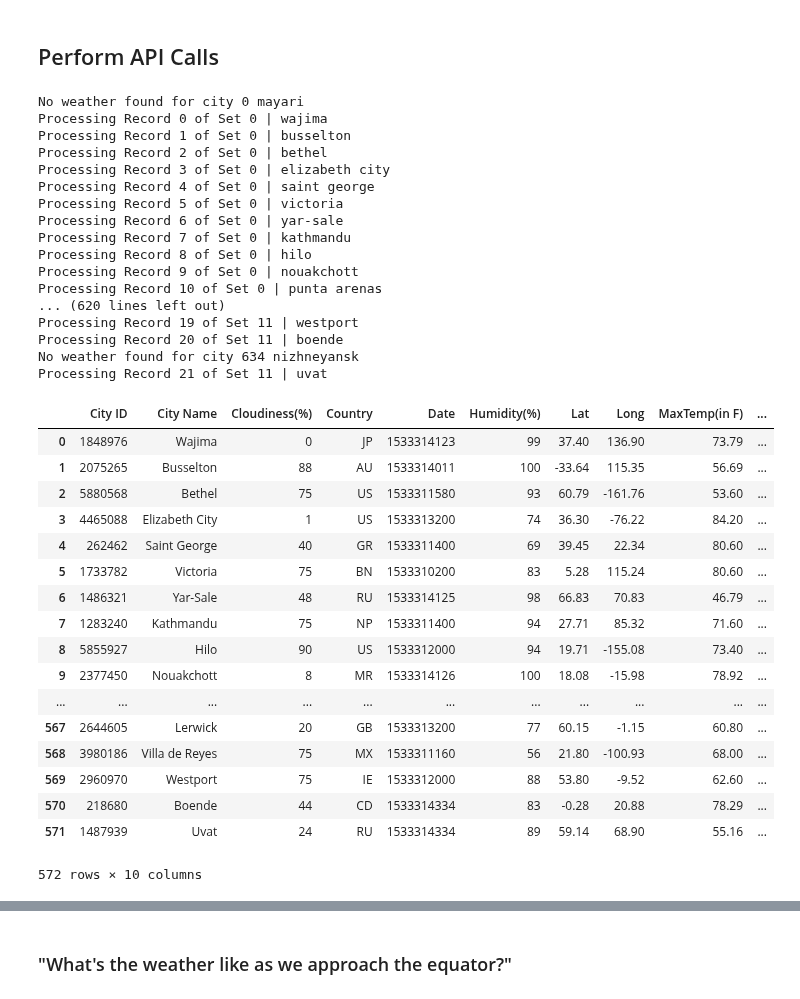
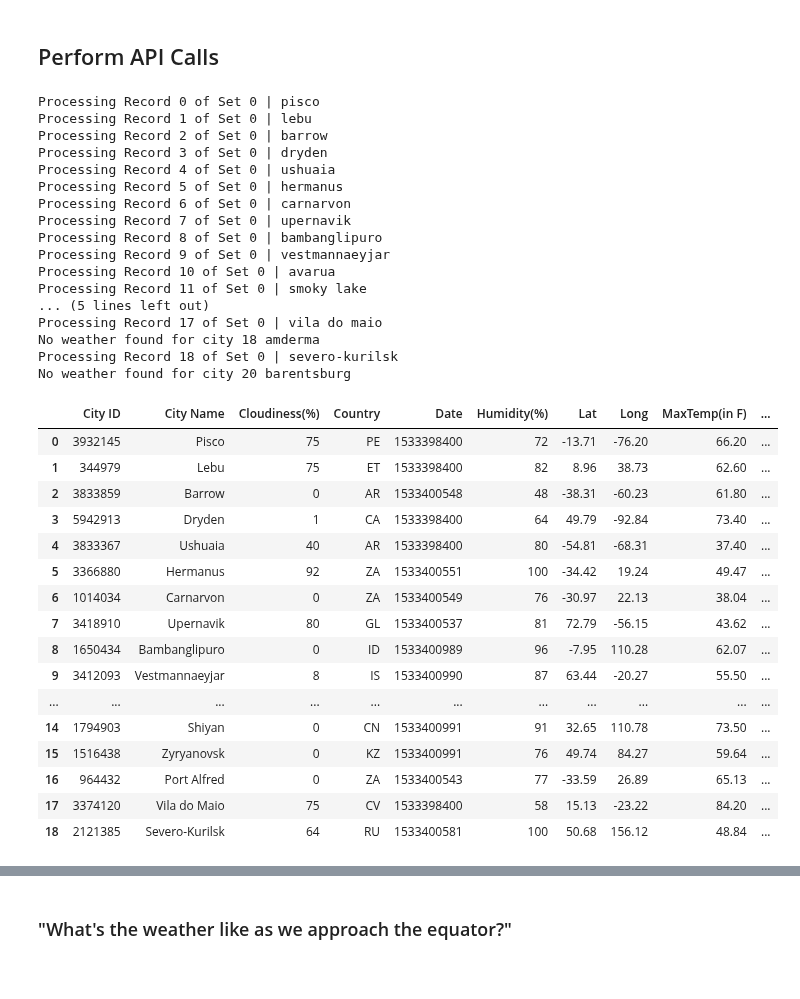
Before and after one commit to MadhukaraBS/BootCamp, a Jupyter notebook: 06-Python-APIs/Instructions/WeatherPy.ipynb, the cells around one changed output, grey strips where cells are left out. Drawn from its saved outputs; the diff is of its cells as text; code cells hidden in the pictures.

```diff
--- a/06-Python-APIs/Instructions/WeatherPy.ipynb
+++ b/06-Python-APIs/Instructions/WeatherPy.ipynb
@@ -71,66 +71,65 @@ for i, city in enumerate(cities):
     #print(f'{city}')
     try:
         current_weather = owm.get_current(city, **settings)
 #        current_weather = city
     except HTTPError:
         print(f"No weather found for city {i} {city}")
     else:
 #        pprint(f"Current weather object for Paris: {current_weather}.")
         print(f"Processing Record {curr_cnt % 50} of Set {int(curr_cnt / 50)} | {city}")
         curr_cnt += 1
         weather_data.append(current_weather)
         #pprint(weather_data)
-#     if (i >= 20):
-#         break
+    if (i >= 20):
+        break
 
 # summary = ['coord']
 # data = [response(*summary) for response in weather_data]
 summary = ['id', 'name', "clouds.all", 'sys.country', 'dt', "main.humidity",
            'coord.lat', 'coord.lon', "main.temp_max", 'wind.speed']
 data = [response(*summary) for response in weather_data]
 #print(len(weather_data))
 #print(weather_data)
 # print(len(data))
 # print(data)
 
 weather_data_df = pd.DataFrame(data, columns=['City ID', 'City Name', 'Cloudiness(%)',
                                               'Country', 'Date', 'Humidity(%)', 'Lat', 'Long',
                                               'MaxTemp(in F)', 'Wind Speed(mph)'])
 weather_data_df
 #weather_data_df.count()
 # %% [output]
-No weather found for city 0 mayari
-Processing Record 0 of Set 0 | wajima
-Processing Record 1 of Set 0 | busselton
-Processing Record 2 of Set 0 | bethel
-Processing Record 3 of Set 0 | elizabeth city
-Processing Record 4 of Set 0 | saint george
-Processing Record 5 of Set 0 | victoria
-Processing Record 6 of Set 0 | yar-sale
-Processing Record 7 of Set 0 | kathmandu
-Processing Record 8 of Set 0 | hilo
-Processing Record 9 of Set 0 | nouakchott
-Processing Record 10 of Set 0 | punta arenas
-... (620 lines left out)
-Processing Record 19 of Set 11 | westport
-Processing Record 20 of Set 11 | boende
-No weather found for city 634 nizhneyansk
-Processing Record 21 of Set 11 | uvat
+Processing Record 0 of Set 0 | pisco
+Processing Record 1 of Set 0 | lebu
+Processing Record 2 of Set 0 | barrow
+Processing Record 3 of Set 0 | dryden
+Processing Record 4 of Set 0 | ushuaia
+Processing Record 5 of Set 0 | hermanus
+Processing Record 6 of Set 0 | carnarvon
+Processing Record 7 of Set 0 | upernavik
+Processing Record 8 of Set 0 | bambanglipuro
+Processing Record 9 of Set 0 | vestmannaeyjar
+Processing Record 10 of Set 0 | avarua
+Processing Record 11 of Set 0 | smoky lake
+... (5 lines left out)
+Processing Record 17 of Set 0 | vila do maio
+No weather found for city 18 amderma
+Processing Record 18 of Set 0 | severo-kurilsk
+No weather found for city 20 barentsburg
 |  | City ID | City Name | Cloudiness(%) | Country | Date | Humidity(%) | Lat | Long | MaxTemp(in F) | ... |
-| 0 | 1848976 | Wajima | 0 | JP | 1533314123 | 99 | 37.40 | 136.90 | 73.79 | ... |
-| 1 | 2075265 | Busselton | 88 | AU | 1533314011 | 100 | -33.64 | 115.35 | 56.69 | ... |
-| 2 | 5880568 | Bethel | 75 | US | 1533311580 | 93 | 60.79 | -161.76 | 53.60 | ... |
-| 3 | 4465088 | Elizabeth City | 1 | US | 1533313200 | 74 | 36.30 | -76.22 | 84.20 | ... |
-| 4 | 262462 | Saint George | 40 | GR | 1533311400 | 69 | 39.45 | 22.34 | 80.60 | ... |
-| 5 | 1733782 | Victoria | 75 | BN | 1533310200 | 83 | 5.28 | 115.24 | 80.60 | ... |
-| 6 | 1486321 | Yar-Sale | 48 | RU | 1533314125 | 98 | 66.83 | 70.83 | 46.79 | ... |
-| 7 | 1283240 | Kathmandu | 75 | NP | 1533311400 | 94 | 27.71 | 85.32 | 71.60 | ... |
-| 8 | 5855927 | Hilo | 90 | US | 1533312000 | 94 | 19.71 | -155.08 | 73.40 | ... |
-| 9 | 2377450 | Nouakchott | 8 | MR | 1533314126 | 100 | 18.08 | -15.98 | 78.92 | ... |
+| 0 | 3932145 | Pisco | 75 | PE | 1533398400 | 72 | -13.71 | -76.20 | 66.20 | ... |
+| 1 | 344979 | Lebu | 75 | ET | 1533398400 | 82 | 8.96 | 38.73 | 62.60 | ... |
+| 2 | 3833859 | Barrow | 0 | AR | 1533400548 | 48 | -38.31 | -60.23 | 61.80 | ... |
+| 3 | 5942913 | Dryden | 1 | CA | 1533398400 | 64 | 49.79 | -92.84 | 73.40 | ... |
+| 4 | 3833367 | Ushuaia | 40 | AR | 1533398400 | 80 | -54.81 | -68.31 | 37.40 | ... |
+| 5 | 3366880 | Hermanus | 92 | ZA | 1533400551 | 100 | -34.42 | 19.24 | 49.47 | ... |
+| 6 | 1014034 | Carnarvon | 0 | ZA | 1533400549 | 76 | -30.97 | 22.13 | 38.04 | ... |
+| 7 | 3418910 | Upernavik | 80 | GL | 1533400537 | 81 | 72.79 | -56.15 | 43.62 | ... |
+| 8 | 1650434 | Bambanglipuro | 0 | ID | 1533400989 | 96 | -7.95 | 110.28 | 62.07 | ... |
+| 9 | 3412093 | Vestmannaeyjar | 8 | IS | 1533400990 | 87 | 63.44 | -20.27 | 55.50 | ... |
 | ... | ... | ... | ... | ... | ... | ... | ... | ... | ... | ... |
-| 567 | 2644605 | Lerwick | 20 | GB | 1533313200 | 77 | 60.15 | -1.15 | 60.80 | ... |
-| 568 | 3980186 | Villa de Reyes | 75 | MX | 1533311160 | 56 | 21.80 | -100.93 | 68.00 | ... |
-| 569 | 2960970 | Westport | 75 | IE | 1533312000 | 88 | 53.80 | -9.52 | 62.60 | ... |
-| 570 | 218680 | Boende | 44 | CD | 1533314334 | 83 | -0.28 | 20.88 | 78.29 | ... |
-| 571 | 1487939 | Uvat | 24 | RU | 1533314334 | 89 | 59.14 | 68.90 | 55.16 | ... |
+| 14 | 1794903 | Shiyan | 0 | CN | 1533400991 | 91 | 32.65 | 110.78 | 73.50 | ... |
+| 15 | 1516438 | Zyryanovsk | 0 | KZ | 1533400991 | 76 | 49.74 | 84.27 | 59.64 | ... |
+| 16 | 964432 | Port Alfred | 0 | ZA | 1533400543 | 77 | -33.59 | 26.89 | 65.13 | ... |
+| 17 | 3374120 | Vila do Maio | 75 | CV | 1533398400 | 58 | 15.13 | -23.22 | 84.20 | ... |
+| 18 | 2121385 | Severo-Kurilsk | 64 | RU | 1533400581 | 100 | 50.68 | 156.12 | 48.84 | ... |
-572 rows × 10 columns
```
Also changed, not shown: parts of 15 cells of this notebook.
